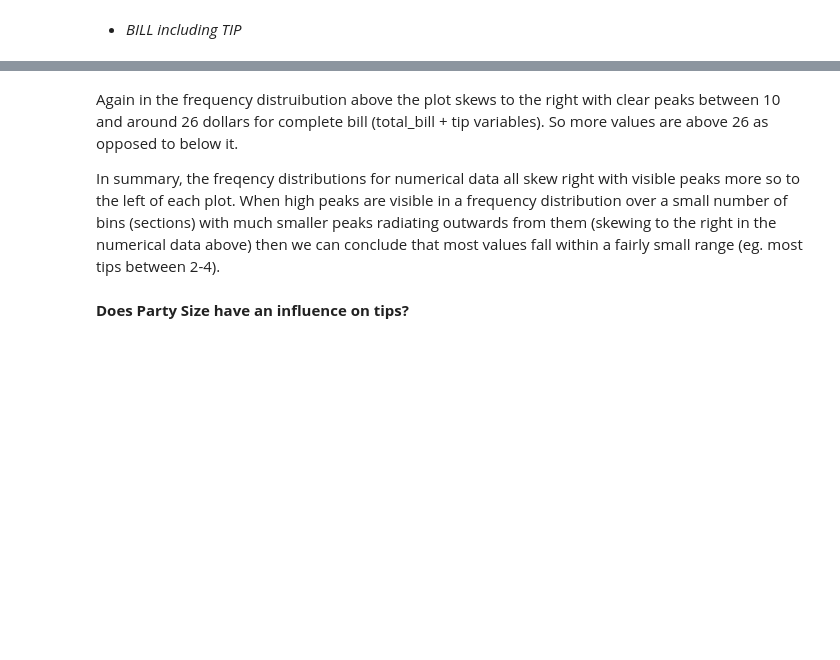
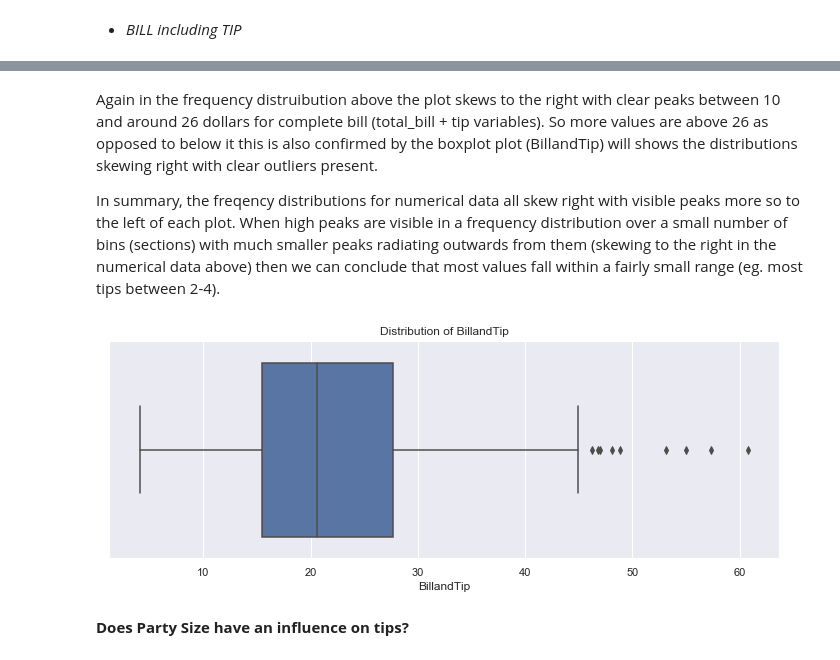
Before and after one commit to edelcorcoran/FDA-Project, a Jupyter notebook: Tips.ipynb, the cells around one changed output, grey strips where cells are left out. Saved outputs shown, nothing was run; the diff lists cells and outputs as text; code cells hidden in the pictures; blank space fills up the shorter version.

```diff
--- a/Tips.ipynb
+++ b/Tips.ipynb
@@ -385,8 +477,20 @@ plt.show()
 # %% [markdown]
-Again in the frequency distruibution above the plot skews to the right with clear peaks between 10 and around 26 dollars for complete bill (total_bill + tip variables). So more values are above 26 as opposed to below it.
+Again in the frequency distruibution above the plot skews to the right with clear peaks between 10 and around 26 dollars for complete bill (total_bill + tip variables). So more values are above 26 as opposed to below it this is also confirmed by the boxplot plot (BillandTip) will shows the distributions skewing right with clear outliers present.
 
 
 In summary, the freqency distributions for numerical data all skew right with visible peaks more so to the left of each plot. When high peaks are visible in a frequency distribution over a small number of bins (sections) with much smaller peaks radiating outwards from them (skewing to the right in the numerical data above) then we can conclude that most values fall within a fairly small range (eg. most tips between 2-4).
+# %%
+# Boxplot to illustrate data distribution for Bill including Tip
+# create grid style
+sns.set(style="darkgrid")
+#Alter plot size
+fig = plt.figure(figsize=(12, 4))
+# pull data from dataset
+tips = sns.load_dataset("tips")
+#Display boxplot with label on x-axis and add title
+ax = sns.boxplot(x=df["BillandTip"]).set_title("Distribution of BillandTip")
+# %% [output]
+[figure, added]
 # %% [markdown]
 **Does Party Size have an influence on tips?**
 # %% [markdown]
```
Also changed, not shown: parts of 62 cells of this notebook, 1 other file.
